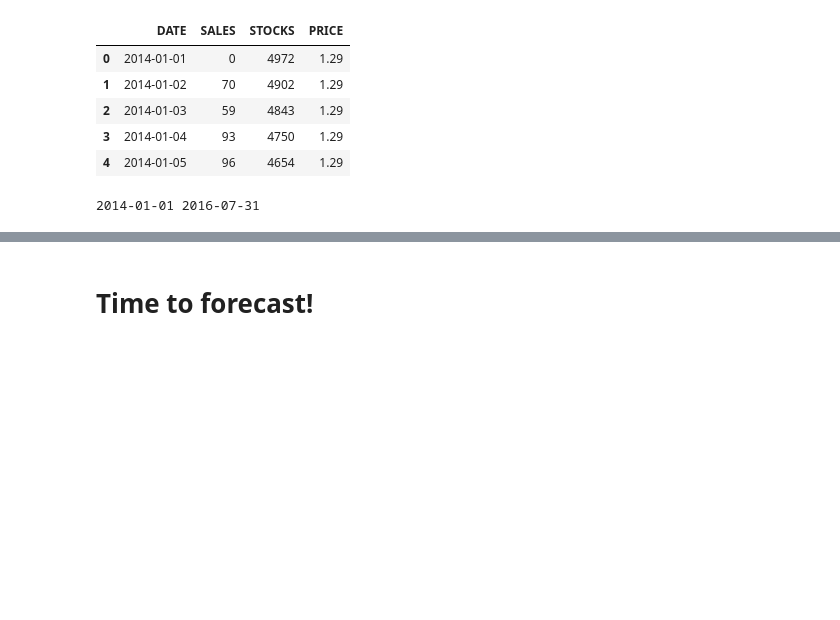
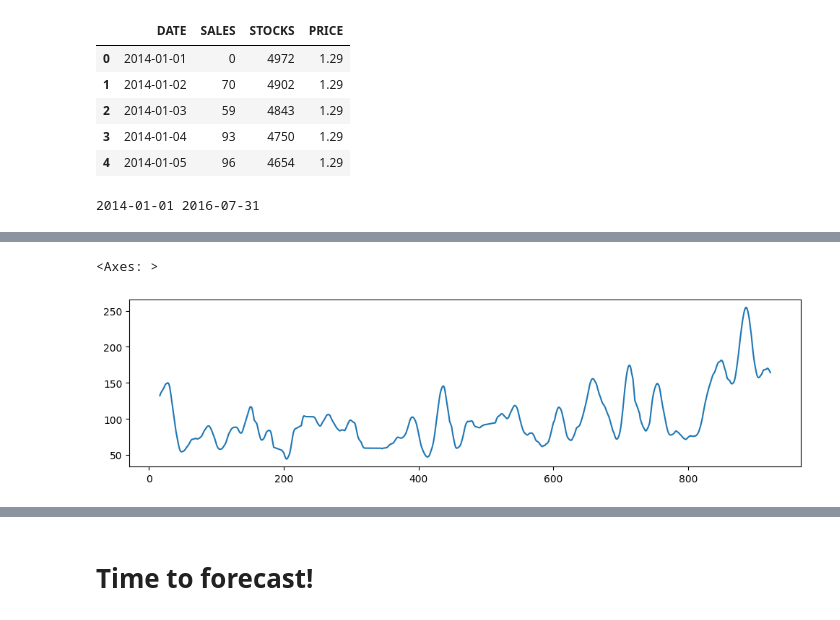
Before and after one commit to andresbarcia/DataAnalisys, a Jupyter notebook: Retail_Sales_Forecasting.ipynb, the cells around one changed output, grey strips where cells are left out. Drawn from its saved outputs; the diff is of its cells as text; code cells hidden in the pictures; blank space fills up the shorter version.

```diff
--- a/Retail_Sales_Forecasting.ipynb
+++ b/Retail_Sales_Forecasting.ipynb
@@ -133,0 +227,5 @@ sales.rolling(180, center=True, win_type="triang").mean().plot.line()
+# %%
+sales.rolling(30, center=True, win_type="triang").mean().plot.line()
+# %% [output]
+<Axes: >
+[figure, added]
```
Also changed, not shown: parts of 20 cells of this notebook.
